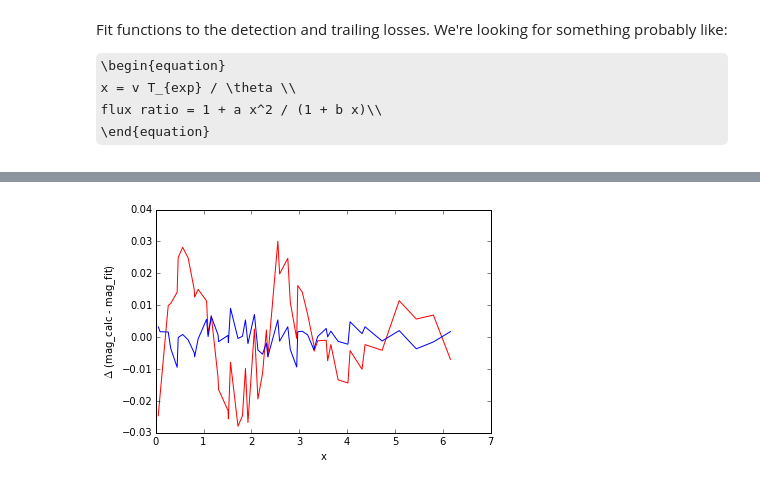
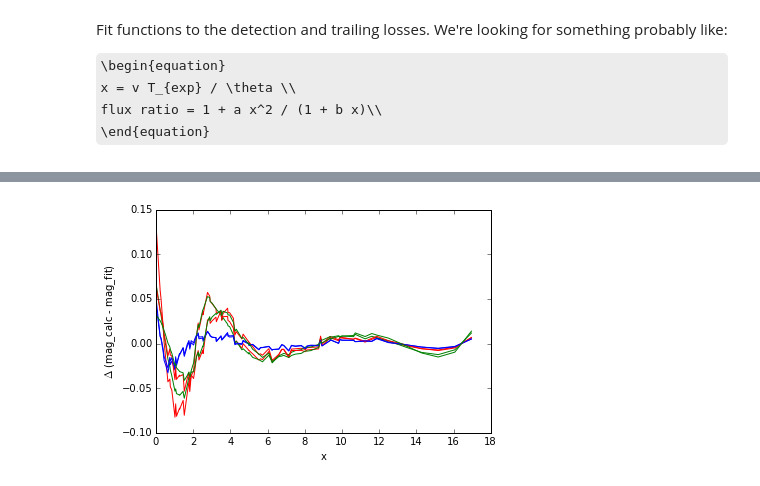
Before and after one commit to rhiannonlynne/MafSSO, a Jupyter notebook: Trailing Losses.ipynb, the cells around one changed output, grey strips where cells are left out. Cells and saved outputs as stored; diff of their text form; code cells hidden in the pictures; some formulas as TeX source.

Commit message:
Updated trailing losses

```diff
--- a/Trailing Losses.ipynb
+++ b/Trailing Losses.ipynb
@@ -103,7 +115,7 @@ def zoomImage(x, y, flux, zoom=[-1, 1, -1, 1], zmax=None, nbins=200.0, pixelize=
 def stationaryPSF(seeing, totalflux=1, xcen=0, ycen=0, stepsize=0.01, alpharad=10.0):
     "Distribute flux across PSF. seeing in arcseconds"
     # Translate 'seeing' FWHM to gaussian 'sigma' (alpha in the equations above)
-    alpha = seeing / 2.355
+    alpha = seeing / np.sqrt(8 * np.log(2))
     maxrad = alpha*alpharad
     x = np.arange(0, 2*maxrad, stepsize)
     x = x - x.mean() + xcen
@@ -507,2 +538,8 @@ trail_loss = {}
+# %%
+det_loss = {}
+trail_loss = {}
+seeings = [0.7, 1.0, 1.2]
+velocities = np.concatenate([np.arange(0.02, 2.5, 0.2), np.arange(2.8, 4.0, 0.3), np.arange(4.5, 10, 0.5)])
+sides = ['L', 'R']
 # %%
 # Find counts at threshhold for stationary source.
@@ -541,5 +579,7 @@ for seeing in ([0.7, 1.0, 1.2]):
 # We have the 'red curve' = max detection loss due to detection on PSF-filtered image instead of trailed PSF
 # 'diff_loss' == the difference between them (potentially recoverable with increased work by DM)
 diff_loss = {}
-for s in det_loss:
-    diff_loss[s] = det_loss[s] - trail_loss[s]
+for side in sides:
+    diff_loss[side] = {}
+    for seeing in seeings:
+        diff_loss[side][seeing] = det_loss[side][seeing]/trail_loss[side][seeing]
@@ -586,11 +636,11 @@ def vToX(v, t, seeing):
 
 def fitfunc(x, c1, c2):
     # x = velocities * t / seeing (/24.0)
-    func = 1. + c1*x**2 / (1. + c2 *x)
+    func = np.sqrt(1. + c1*x**2 / (1. + c2 *x))
     return func
 
 def fitfunc2(x, c1, c2):
-    func = c1*x**2 / (1.+c2*x)
+    func = 1 + c1*x**2 / (1.+c2*x)
     return func
 # %%
 tExp = 30.0
@@ -677,37 +740,46 @@ Fitting the trailing losses with a simple polynomial seems to do better. A third
 # %%
-pm = {}
-pt = {}
+trailp = {}
+detp = {}
+diffp = {}
 deg = 5
-pm = np.polyfit(xall, detall, deg=deg)
-pt = np.polyfit(xall, trailall, deg=deg)
-pd = np.polyfit(xall, diffall, deg=deg)
+for side in sides:
+    trailp[side] = np.polyfit(xall[side], trailall[side], deg=deg)
+    detp[side] = np.polyfit(xall[side], detall[side], deg=deg)
+    diffp[side] = np.polyfit(xall[side], diffall[side], deg=deg)
+
+
 # Residuals?
-dl = np.polyval(pm, xall)
-tl = np.polyval(pt, xall)
-dd = np.polyval(pd, xall)
+dl = {}
+tl = {}
+dd = {}
+for side in sides:
+    dl[side] = np.polyval(detp[side], xall[side])
+    tl[side] = np.polyval(trailp[side], xall[side])
+    dd[side] = np.polyval(diffp[side], xall[side])
 
-plt.plot(xall, dl, 'r-')
-plt.plot(xall, tl, 'b-')
-plt.plot(xall, detall, 'r.')
-plt.plot(xall, trailall, 'b.')
-plt.xlabel('x')
-plt.ylabel('flux/S loss')
+# plot
+for side in sides:
+    plt.plot(xall[side], dl[side], 'r-')
+    plt.plot(xall[side], tl[side], 'b-')
+    plt.plot(xall[side], detall[side], 'r.')
+    plt.plot(xall[side], trailall[side], 'b.')
+    plt.xlabel('x')
+    plt.ylabel('flux loss')
 
 plt.figure()
-plt.plot(xall, dd, 'g-')
-plt.plot(xall, diffall, 'g.')
-plt.xlabel('Velocity')
-plt.ylabel('diff (det - trail) flux/S')
+for side in sides:
+    plt.plot(xall[side], dd[side], 'g-')
+    plt.plot(xall[side], diffall[side], 'g.')
+    plt.xlabel('x')
+    plt.ylabel('ratio (det / trail) flux')
 
 plt.figure()
-plt.plot(xall, 2.5*np.log10(detall/dl), 'r-')
-plt.plot(xall, 2.5*np.log10(trailall/tl), 'b-')
-plt.xlabel('x')
-plt.ylabel('$\Delta$ (mag_calc - mag_fit)')
-
-plt.figure()
-diff_dd = np.where(vall>1.0, 2.5*np.log10(diffall/dd), 0)
-plt.plot(xall, diff_dd, 'g-')
-plt.xlabel('v')
-plt.ylabel('$\Delta$ (mag_calc - mag_fit)')
+for side in sides:
+    plt.plot(xall[side], 2.5*np.log10(detall[side]/dl[side]), 'r-')
+    plt.plot(xall[side], 2.5*np.log10(trailall[side]/tl[side]), 'b-')
+    plt.xlabel('x')
+    plt.ylabel('$\Delta$ (mag_calc - mag_fit)')
+    eps = 1e-20
+    diff_dd = 2.5*np.log10(diffall[side] / dd[side])
+    plt.plot(xall[side], diff_dd, 'g-')
 # %% [output]
@@ -717 +788 @@ plt.ylabel('$\Delta$ (mag_calc - mag_fit)')
-[figure, old version]
+[figure, new version]
```
Also changed, not shown: parts of 38 cells of this notebook.
